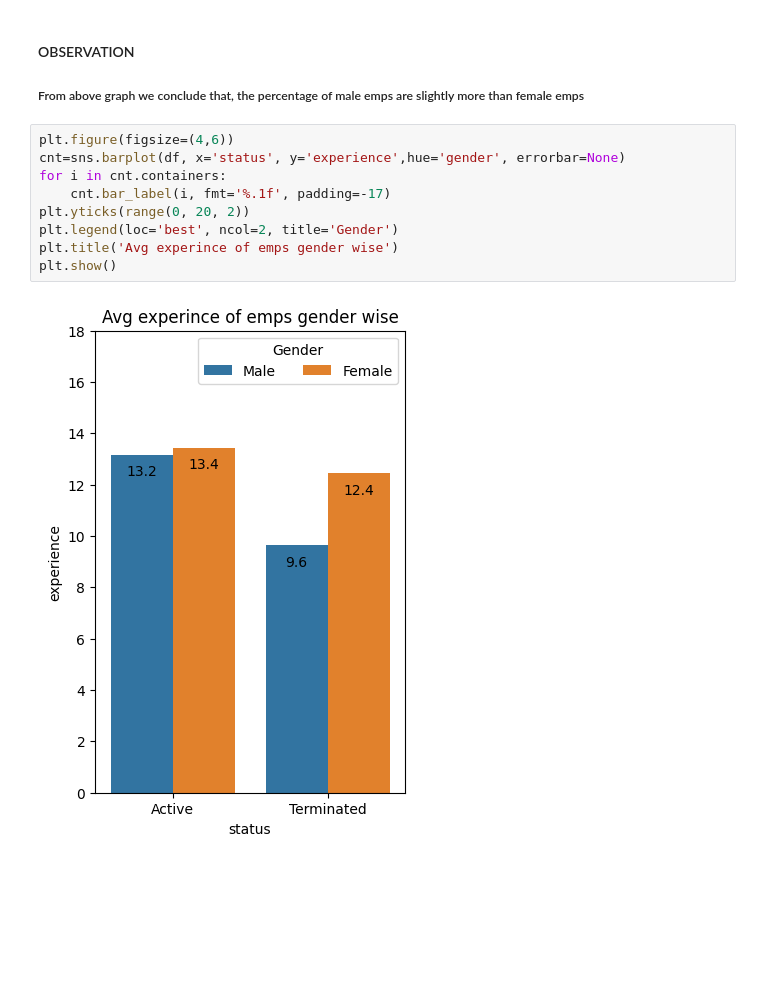
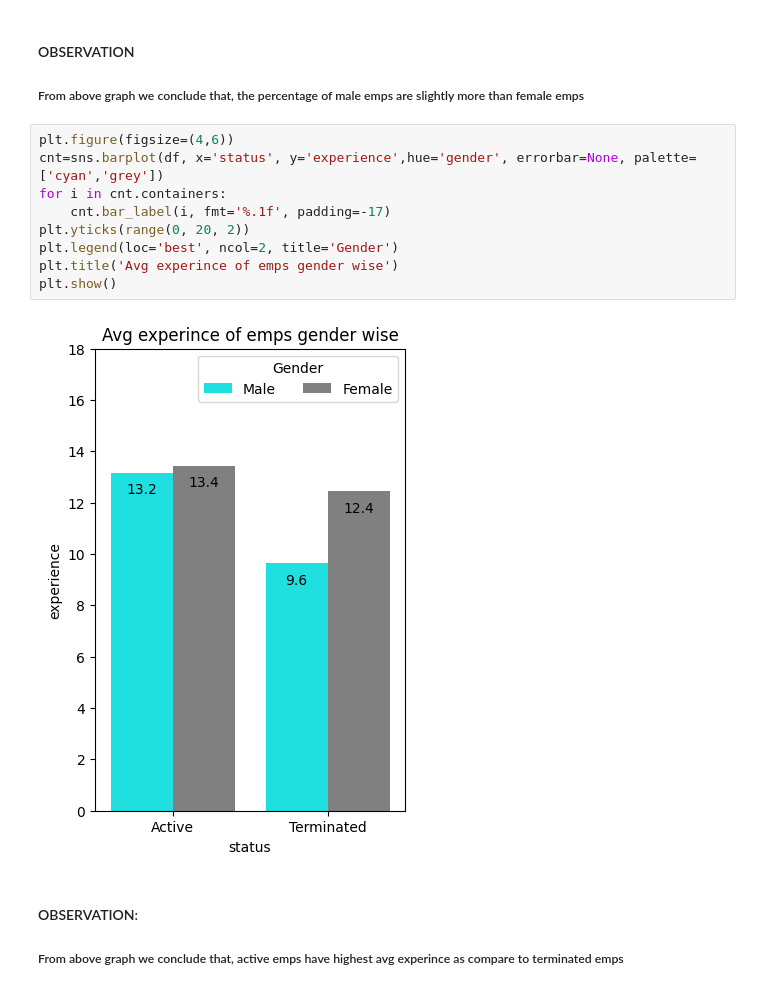
Before and after one commit to idrisrazaballry/pythonLibraries, a Jupyter notebook: attrition.ipynb, the cells around one changed output. Saved outputs shown, nothing was run; the diff lists cells and outputs as text; blank space fills up the shorter version.

```diff
--- a/attrition.ipynb
+++ b/attrition.ipynb
@@ -468,12 +468,16 @@ plt.show()
 ##### From above graph we conclude that, the percentage of male emps are slightly more than female emps
 # %%
 plt.figure(figsize=(4,6))
-cnt=sns.barplot(df, x='status', y='experience',hue='gender', errorbar=None)
+cnt=sns.barplot(df, x='status', y='experience',hue='gender', errorbar=None, palette=['cyan','grey'])
 for i in cnt.containers:
     cnt.bar_label(i, fmt='%.1f', padding=-17)
 plt.yticks(range(0, 20, 2))
 plt.legend(loc='best', ncol=2, title='Gender')
 plt.title('Avg experince of emps gender wise')
 plt.show()
 # %% [output]
-[figure, old version]
+[figure, new version]
+# %% [markdown]
+#### OBSERVATION:
+
+##### From above graph we conclude that, active emps have highest avg experince as compare to terminated emps
```
Also changed, not shown: parts of 5 cells of this notebook.
